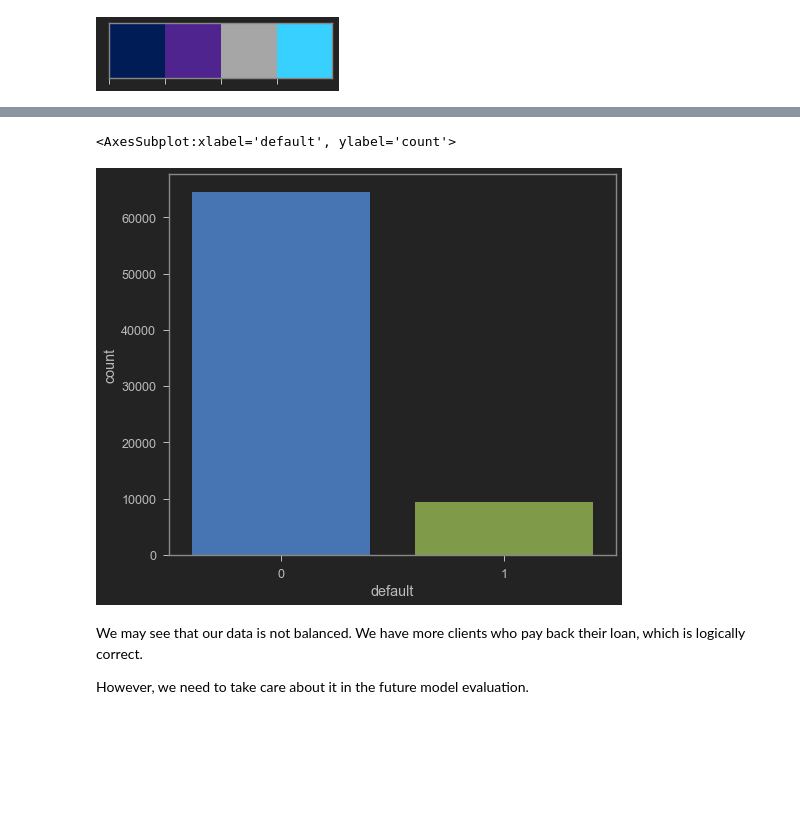
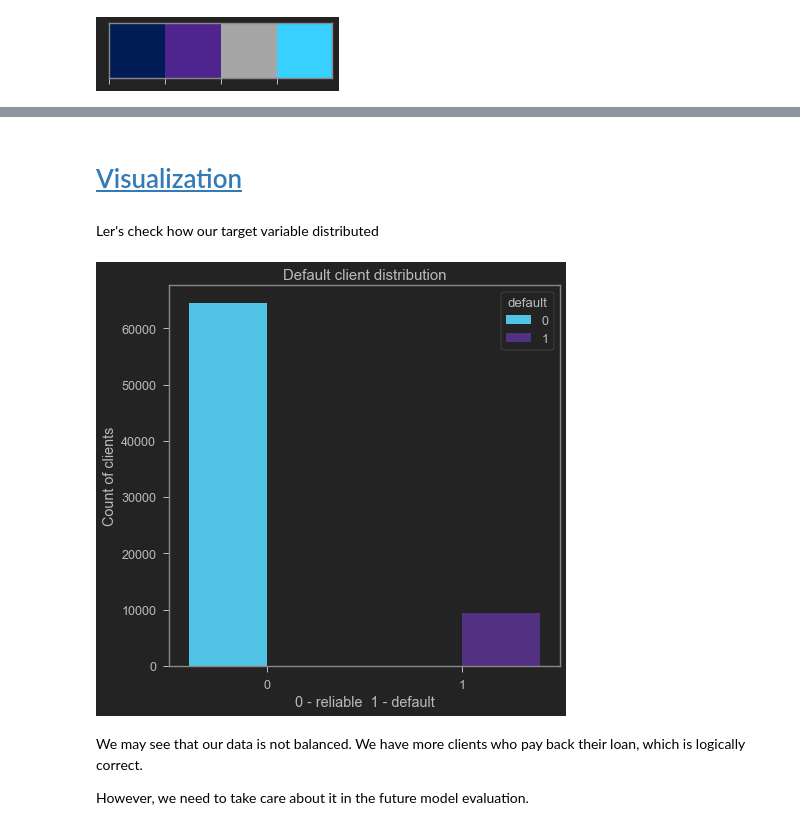
Before and after one commit to Paull-dark/PET_Projects_-SF-, a Jupyter notebook: module_5_Bank_Scoring/Collector's job.ipynb, the cells around one changed output, grey strips where cells are left out. Drawn from its saved outputs; the diff is of its cells as text; code cells hidden in the pictures; blank space fills up the shorter version.

```diff
--- a/module_5_Bank_Scoring/Collector's job.ipynb
+++ b/module_5_Bank_Scoring/Collector's job.ipynb
@@ -97,8 +83,21 @@ memory usage: 7.9+ MB
-# %%
-sns.countplot(x='default', data=df)
-# %% [output]
-<AxesSubplot:xlabel='default', ylabel='count'>
-[figure, removed]
+# %% [markdown]
+<a id="sec5"></a>
+# [Visualization](#sec5)
+# %% [markdown]
+Ler's check how our target variable distributed
+# %%
+plt.figure(figsize=(7, 7))
+sns.countplot(x='default',
+              hue='default',
+              data=df,
+              color=colors[1],
+              palette=[colors[3], colors[1]])
+plt.title('Default client distribution', fontsize=15)
+plt.xlabel('0 - reliable  1 - default')
+plt.ylabel('Count of clients')
+plt.show()
+# %% [output]
+[figure, added]
 # %% [markdown]
 We may see that our data is not balanced. We have more clients who pay back their loan, which is logically correct.
 
```
Also changed, not shown: parts of 47 cells of this notebook.
